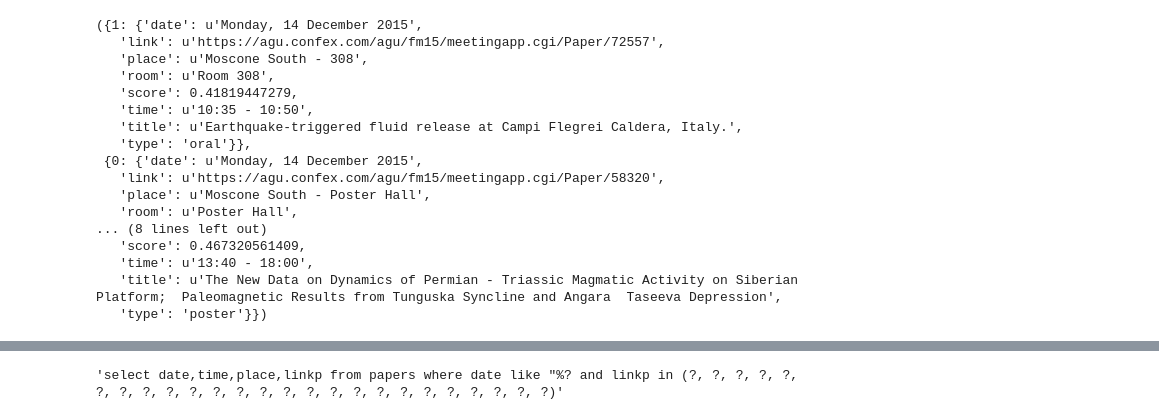
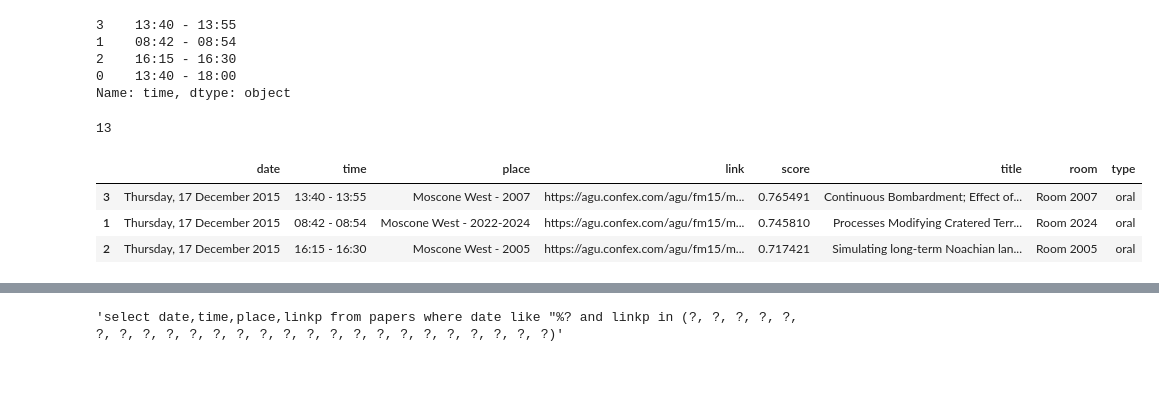
Before and after one commit to cthorey/geocolab, a Jupyter notebook: notebooks/exploratory/test.ipynb, the cells around one changed output, grey strips where cells are left out. Cells and saved outputs as stored; diff of their text form; code cells hidden in the pictures; blank space fills up the shorter version.

```diff
--- a/notebooks/exploratory/test.ipynb
+++ b/notebooks/exploratory/test.ipynb
@@ -22,20 +38,8 @@ df = recom.get_schedule_bday('Dynmaics of magmatic','Monday')
 # %%
-df
+df.time
 # %% [output]
-({1: {'date': u'Monday, 14 December 2015',
-   'link': u'https://agu.confex.com/agu/fm15/meetingapp.cgi/Paper/72557',
-   'place': u'Moscone South - 308',
-   'room': u'Room 308',
-   'score': 0.41819447279,
-   'time': u'10:35 - 10:50',
-   'title': u'Earthquake-triggered fluid release at Campi Flegrei Caldera, Italy.',
-   'type': 'oral'}},
- {0: {'date': u'Monday, 14 December 2015',
-   'link': u'https://agu.confex.com/agu/fm15/meetingapp.cgi/Paper/58320',
-   'place': u'Moscone South - Poster Hall',
-   'room': u'Poster Hall',
-... (8 lines left out)
-   'score': 0.467320561409,
-   'time': u'13:40 - 18:00',
-   'title': u'The New Data on Dynamics of Permian - Triassic Magmatic Activity on Siberian Platform;  Paleomagnetic Results from Tunguska Syncline and Angara  Taseeva Depression',
-   'type': 'poster'}})
+3    13:40 - 13:55
+1    08:42 - 08:54
+2    16:15 - 16:30
+0    13:40 - 18:00
+Name: time, dtype: object
@@ -41,0 +50,4 @@ df
+# %%
+int(df.iloc[0].time.split('-')[0].split(':')[0])
+# %% [output]
+13
@@ -41,0 +56,7 @@ df
+# %%
+dfg.get_group('oral')
+# %% [output]
+|  | date | time | place | link | score | title | room | type |
+| 3 | Thursday, 17 December 2015 | 13:40 - 13:55 | Moscone West - 2007 | https://agu.confex.com/agu/fm15/m... | 0.765491 | Continuous Bombardment; Effect of... | Room 2007 | oral |
+| 1 | Thursday, 17 December 2015 | 08:42 - 08:54 | Moscone West - 2022-2024 | https://agu.confex.com/agu/fm15/m... | 0.745810 | Processes Modifying Cratered Terr... | Room 2024 | oral |
+| 2 | Thursday, 17 December 2015 | 16:15 - 16:30 | Moscone West - 2005 | https://agu.confex.com/agu/fm15/m... | 0.717421 | Simulating long-term Noachian lan... | Room 2005 | oral |
```
Also changed, not shown: parts of 13 cells of this notebook, 14 other files.
